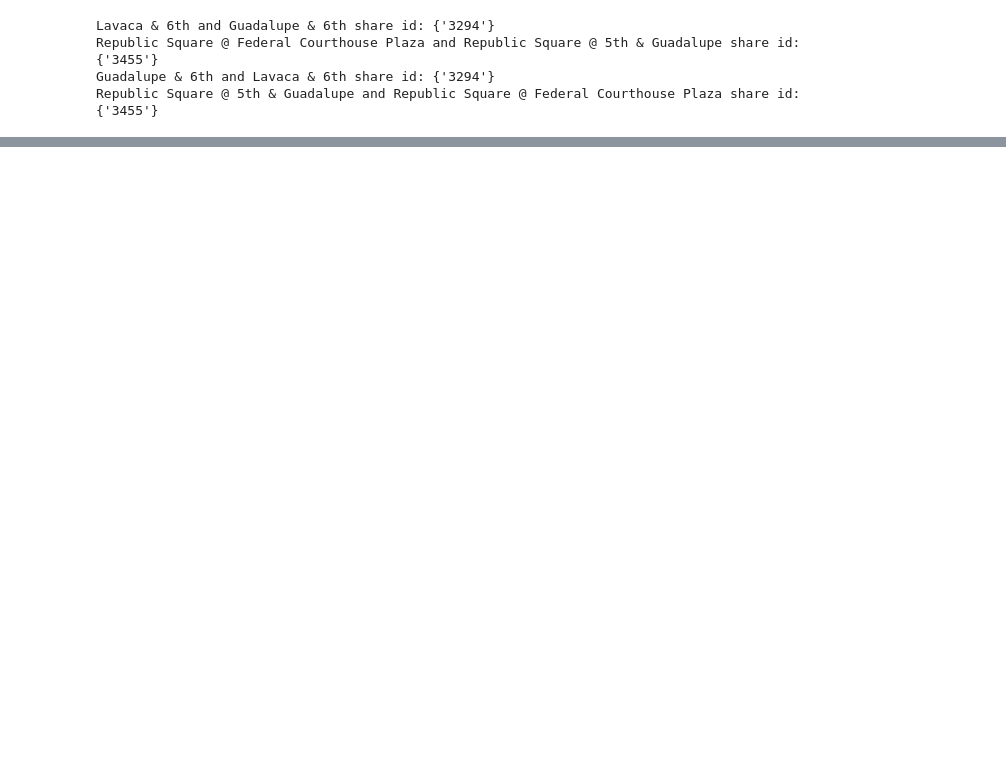
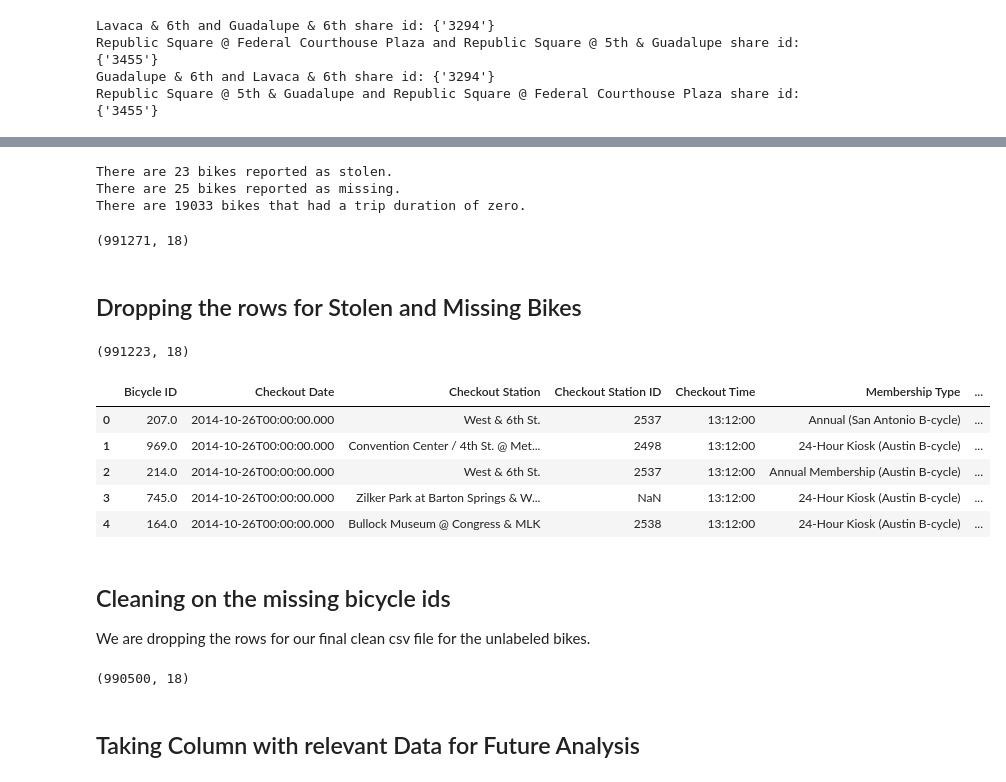
Before and after one commit to ananyay/Pedal_through_Austin, a Jupyter notebook: cleanup_and_exploration_tinku.ipynb, the cells around one changed output, grey strips where cells are left out. Drawn from its saved outputs; the diff is of its cells as text; code cells hidden in the pictures; blank space fills up the shorter version.

```diff
--- a/cleanup_and_exploration_tinku.ipynb
+++ b/cleanup_and_exploration_tinku.ipynb
@@ -441,0 +423,31 @@ Republic Square @ 5th & Guadalupe and Republic Square @ Federal Courthouse Plaza
+# %%
+# To check how many bikes were stolen
+# These bikes have unusally large trip duration
+df_bike_stolen = df_bike_clean.loc[df_bike_clean["Return Station"] == "Stolen"]
+number_bike_stolen = df_bike_stolen["Return Station"].count()
+
+
+# To check how many bikes were missing
+# These bikes have unusally large trip duration
+df_bike_missing = df_bike_clean.loc[df_bike_clean["Return Station"] == "Missing"]
+number_bike_missing = df_bike_missing["Return Station"].count()
+
+
+# To check how many bikes have trip duration has zero minutes
+df_bike_trip_minutes_zero = df_bike_clean.loc[df_bike_clean["Trip Duration Minutes"] == 0]
+number_bike_trip_minutes_zero = df_bike_trip_minutes_zero["Trip ID"].count()
+
+# Summary of bike trips with distinict data
+print(f"There are {number_bike_stolen} bikes reported as stolen.")
+print(f"There are {number_bike_missing} bikes reported as missing.")
+print(f"There are {number_bike_trip_minutes_zero} bikes that had a trip duration of zero.")
+# %% [output]
+There are 23 bikes reported as stolen.
+There are 25 bikes reported as missing.
+There are 19033 bikes that had a trip duration of zero.
+# %%
+df_bike_clean.shape
+# %% [output]
+(991271, 18)
+# %% [markdown]
+## Dropping the rows for Stolen and Missing Bikes
@@ -441,0 +457,17 @@ Republic Square @ 5th & Guadalupe and Republic Square @ Federal Courthouse Plaza
+# %%
+df_bike_clean.shape
+# %% [output]
+(991223, 18)
+# %%
+## Displaying the clean data frame
+df_bike_clean.head()
+# %% [output]
+|  | Bicycle ID | Checkout Date | Checkout Station | Checkout Station ID | Checkout Time | Membership Type | ... |
+| 0 | 207.0 | 2014-10-26T00:00:00.000 | West & 6th St. | 2537 | 13:12:00 | Annual (San Antonio B-cycle) | ... |
+| 1 | 969.0 | 2014-10-26T00:00:00.000 | Convention Center / 4th St. @ Met... | 2498 | 13:12:00 | 24-Hour Kiosk (Austin B-cycle) | ... |
+| 2 | 214.0 | 2014-10-26T00:00:00.000 | West & 6th St. | 2537 | 13:12:00 | Annual Membership (Austin B-cycle) | ... |
+| 3 | 745.0 | 2014-10-26T00:00:00.000 | Zilker Park at Barton Springs & W... | NaN | 13:12:00 | 24-Hour Kiosk (Austin B-cycle) | ... |
+| 4 | 164.0 | 2014-10-26T00:00:00.000 | Bullock Museum @ Congress & MLK | 2538 | 13:12:00 | 24-Hour Kiosk (Austin B-cycle) | ... |
+# %% [markdown]
+## Cleaning on the missing bicycle ids
+We are dropping the rows for our final clean csv file for the unlabeled bikes.
@@ -442,3 +480,9 @@ Republic Square @ 5th & Guadalupe and Republic Square @ Federal Courthouse Plaza
+# %%
+df_bike_clean.shape
+# %% [output]
+(990500, 18)
+# %% [markdown]
+## Taking Column with relevant Data for Future Analysis
 # %%
 # Organize column and take columns with relevant data which we will use for analysis
 df_bike_clean[["Trip ID", "Membership Type", "Checkout Date","Checkout Time", "Checkout Station", "Return Station", "Trip Duration Minutes", "Trip Month", "Trip Year","Trip Date", "Trip Day of Week", "Trip Hour"]]
```
Also changed, not shown: parts of 22 cells of this notebook.
